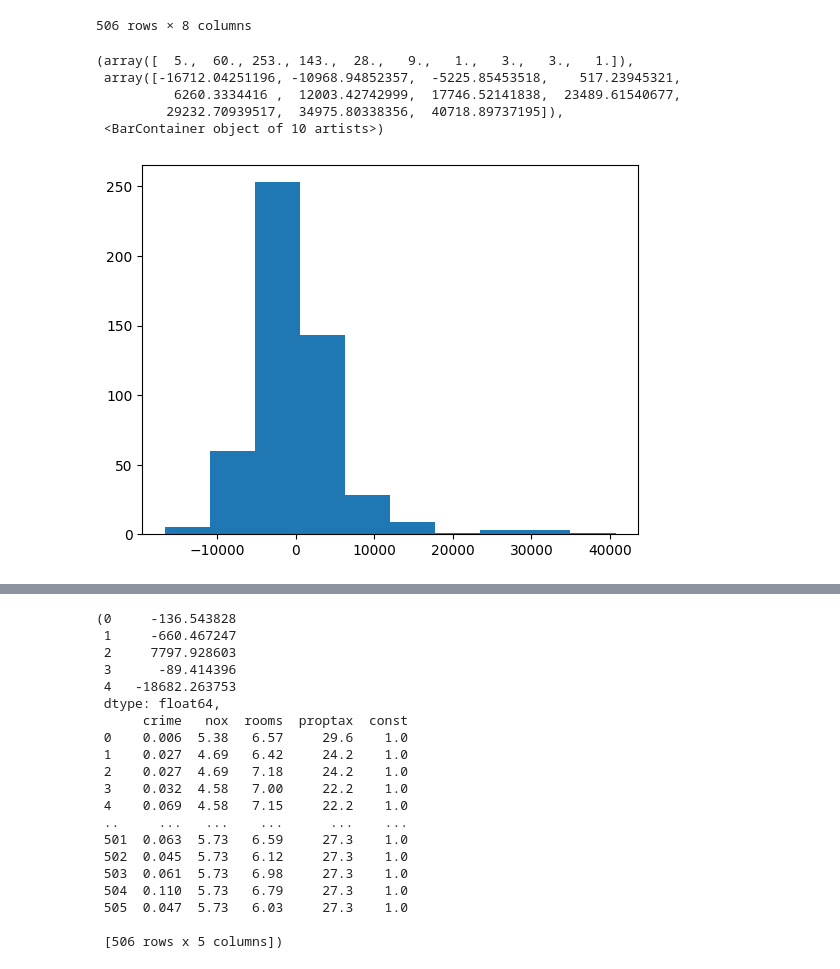
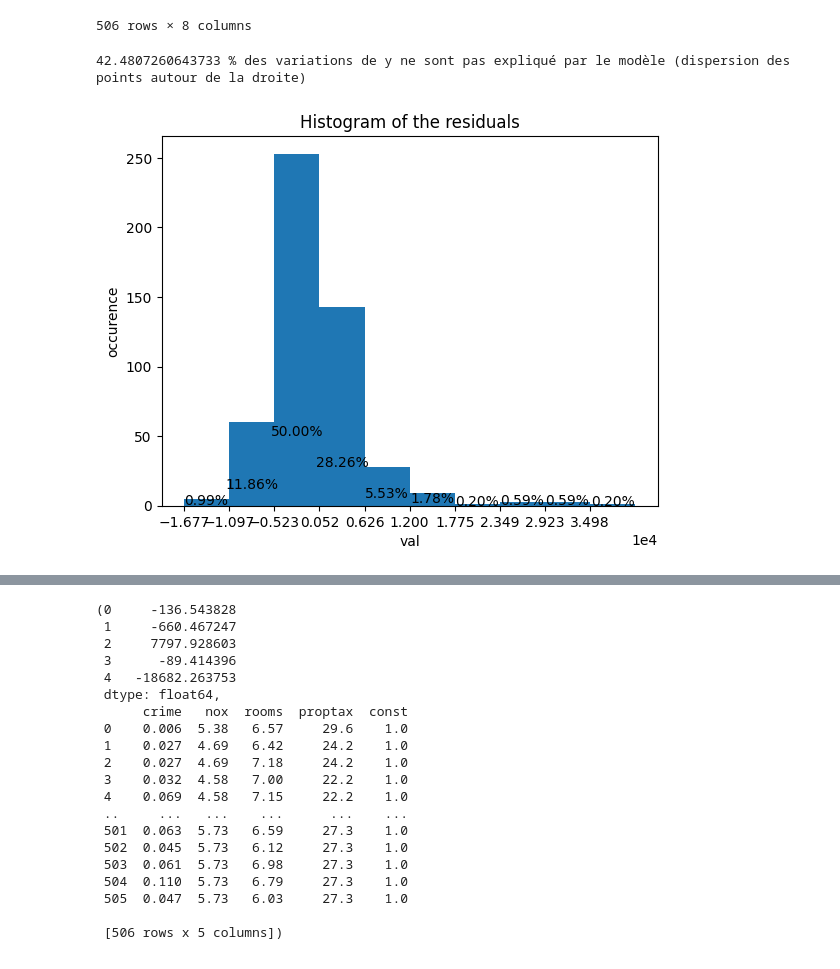
Before and after one commit to LucasChevrierGit/econometricsProject, a Jupyter notebook: project.ipynb, the cells around one changed output, grey strips where cells are left out. Drawn from its saved outputs; the diff is of its cells as text; code cells hidden in the pictures.

```diff
--- a/project.ipynb
+++ b/project.ipynb
@@ -105,18 +106,38 @@ X
 | 504 | 0.110 | 5.73 | 6.79 | 2.39 | 1 | 27.3 | 21.0 | 6.48 |
 | 505 | 0.047 | 5.73 | 6.03 | 2.51 | 1 | 27.3 | 21.0 | 7.88 |
 506 rows × 8 columns
-# %%
-const= np.ones(y.shape)
-X1 = X.drop(['dist','radial','stratio','lowstat'], axis = 1)
-X1['const'] = const
-
-beta = np.linalg.inv(X1.T @ X1)@X1.T@y
-residual = y - np.array(X1) @ beta
-plt.hist(residual)
-# %% [output]
-(array([  5.,  60., 253., 143.,  28.,   9.,   1.,   3.,   3.,   1.]),
- array([-16712.04251196, -10968.94852357,  -5225.85453518,    517.23945321,
-          6260.3334416 ,  12003.42742999,  17746.52141838,  23489.61540677,
-         29232.70939517,  34975.80338356,  40718.89737195]),
- <BarContainer object of 10 artists>)
-[figure, removed]
+# %%
+const= np.ones(y.shape)
+X1 = X.drop(['dist','radial','stratio','lowstat'], axis = 1)
+X1['const'] = const
+
+beta = np.linalg.inv(X1.T @ X1)@X1.T@y
+residual = y - np.array(X1) @ beta
+
+count = residual.value_counts(normalize=True, bins= 10, sort = True)*100
+
+bins = count.index
+
+for i, value in enumerate(count):
+    plt.text(bins[i].mid, value, f'{value:.2f}%', ha='center')
+
+plt.hist(residual, bins=10)
+
+
+plt.xticks( [ bins[i].left for i in range(len(bins))])
+plt.ticklabel_format(style='scientific', axis='x', scilimits=(0,0))
+plt.xlabel('val')
+plt.ylabel('occurence')
+plt.title('Histogram of the residuals')
+
+
+
+SSR = np.sum(residual**2)
+SST = np.sum((y-np.mean(y))**2)
+
+R2 = 1 - SSR/SST # SST = variance de y, SSR = Somme des carré des résidus
+
+print(100- R2*100, '% des variations de y ne sont pas expliqué par le modèle (dispersion des points autour de la droite)')
+# %% [output]
+42.4807260643733 % des variations de y ne sont pas expliqué par le modèle (dispersion des points autour de la droite)
+[figure, added]
```
Also changed, not shown: parts of 34 cells of this notebook.
